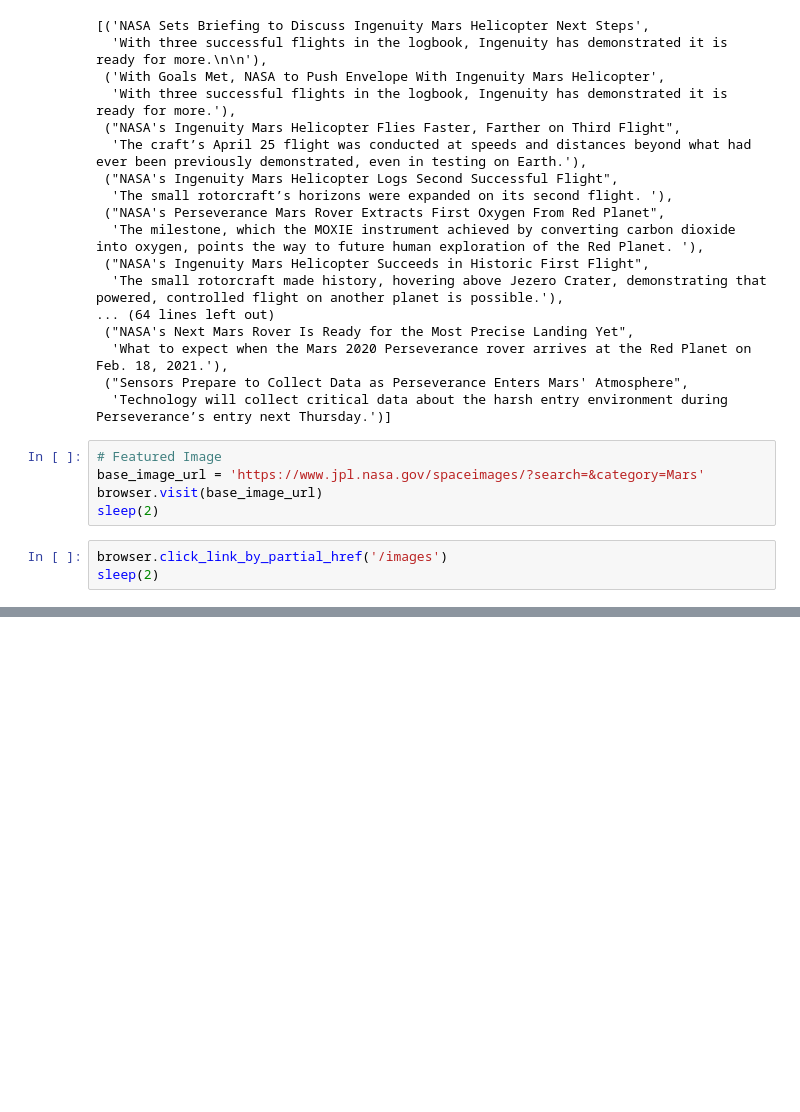
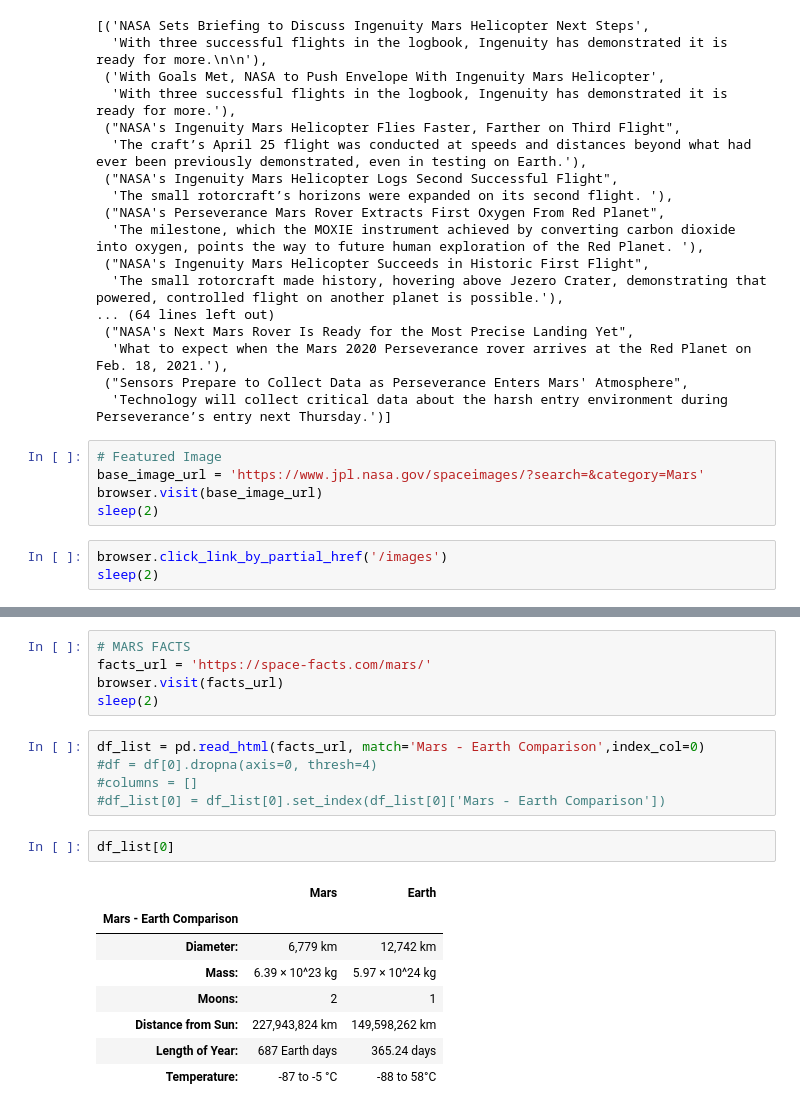
Before and after one commit to MuratCKoc/mission_to_mars-Scraper, a Jupyter notebook: Mission_to_Mars.ipynb, the cells around one changed output, grey strips where cells are left out. Saved outputs shown, nothing was run; the diff lists cells and outputs as text; blank space fills up the shorter version.

Commit message:
scrape table read_html

```diff
--- a/Mission_to_Mars.ipynb
+++ b/Mission_to_Mars.ipynb
@@ -125,0 +126,21 @@ https://d2pn8kiwq2w21t.cloudfront.net/original_images/jpegPIA24608.jpg
+# %%
+# MARS FACTS
+facts_url = 'https://space-facts.com/mars/'
+browser.visit(facts_url)
+sleep(2)
+# %%
+df_list = pd.read_html(facts_url, match='Mars - Earth Comparison',index_col=0)
+#df = df[0].dropna(axis=0, thresh=4)
+#columns = []
+#df_list[0] = df_list[0].set_index(df_list[0]['Mars - Earth Comparison'])
+# %%
+df_list[0]
+# %% [output]
+|  | Mars | Earth |
+| Mars - Earth Comparison |  |  |
+| Diameter: | 6,779 km | 12,742 km |
+| Mass: | 6.39 × 10^23 kg | 5.97 × 10^24 kg |
+| Moons: | 2 | 1 |
+| Distance from Sun: | 227,943,824 km | 149,598,262 km |
+| Length of Year: | 687 Earth days | 365.24 days |
+| Temperature: | -87 to -5 °C | -88 to 58°C |
```
Also changed, not shown: parts of 2 cells of this notebook.
